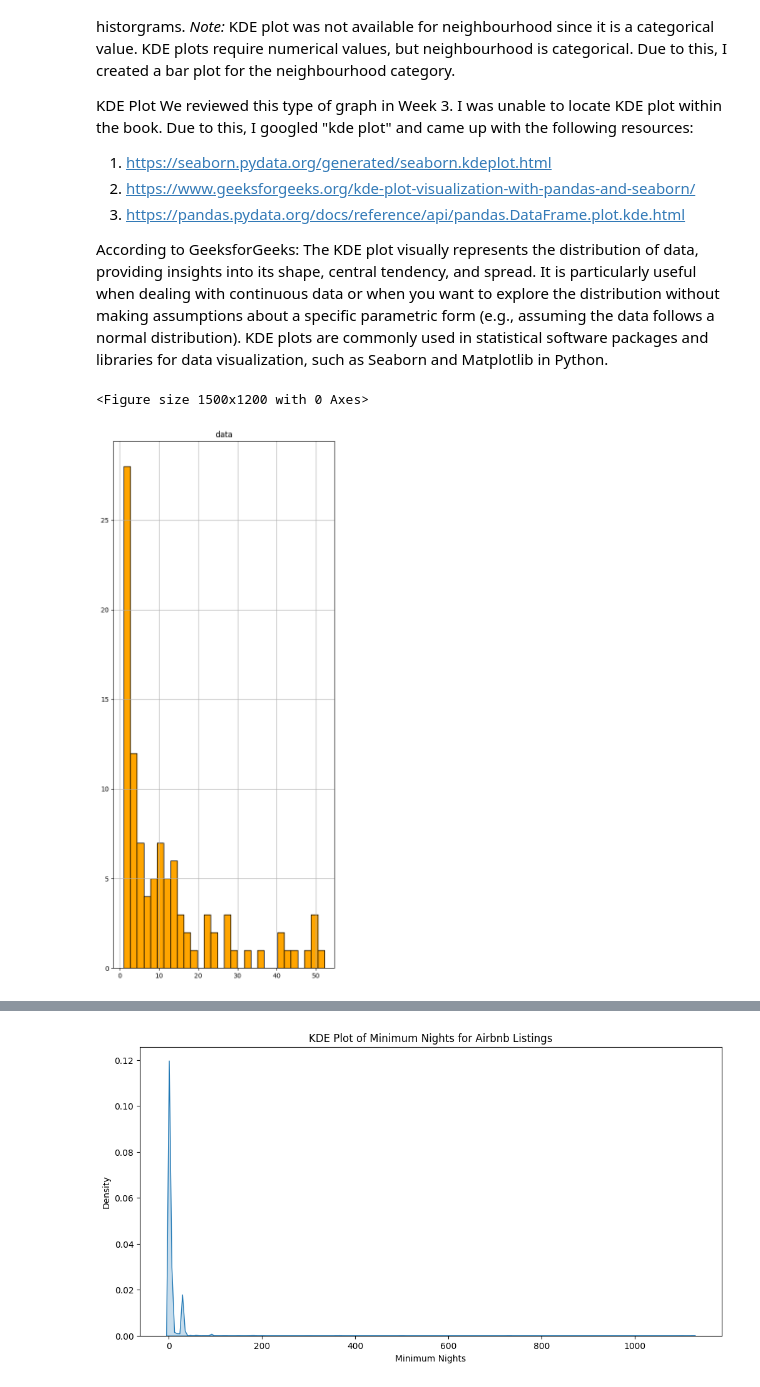
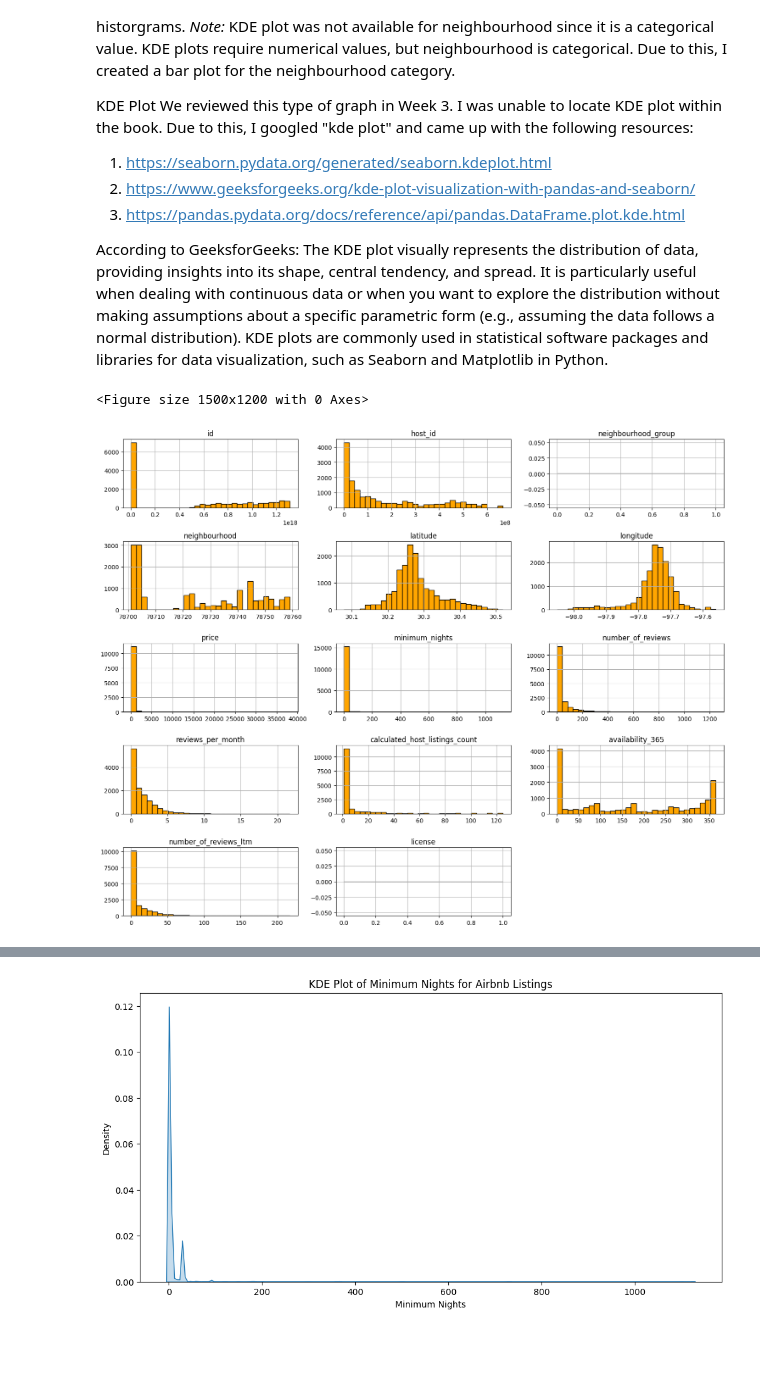
Before and after one commit to Siobhan-C/OMDS-ModB2-Curran-Peer-Review, a Jupyter notebook: OMDS-ModB2-Week4-Curran-Siobhan.ipynb, the cells around one changed output, grey strips where cells are left out. Cells and saved outputs as stored; diff of their text form; code cells hidden in the pictures; blank space fills up the shorter version.

```diff
--- a/OMDS-ModB2-Week4-Curran-Siobhan.ipynb
+++ b/OMDS-ModB2-Week4-Curran-Siobhan.ipynb
@@ -140,20 +140,24 @@ We reviewed this type of graph in Week 3. I was unable to locate KDE plot within
 
 According to GeeksforGeeks:
 The KDE plot visually represents the distribution of data, providing insights into its shape, central tendency, and spread. It is particularly useful when dealing with continuous data or when you want to explore the distribution without making assumptions about a specific parametric form (e.g., assuming the data follows a normal distribution). KDE plots are commonly used in statistical software packages and libraries for data visualization, such as Seaborn and Matplotlib in Python.
-# %%
-#created histograms for numeric columns
-
-#only numeric columns
-numeric_columns = df.select_dtypes(include=['number']).columns
-
-#set figure size, create histograms for each numeric column. modify layout.
-plt.figure(figsize=(15, 12))
-df[numeric_columns].hist(bins=30, figsize=(15, 12), layout=(len(numeric_columns) // 3 + 1, 3), color="orange", edgecolor="black")
-plt.tight_layout()
-plt.show()
-# %% [output]
-<Figure size 1500x1200 with 0 Axes>
-[figure, removed]
+# %%
+#created histograms for numeric columns
+
+#load the dataset (I had to reload this because it was generating one large graph instead of multiples small graphs... reloading the file path seemed to fix it)
+file_path = "Inside Airbnb - listings.csv"  # Update this path if necessary
+df = pd.read_csv(file_path)
+
+#select only numeric columns
+numeric_columns = df.select_dtypes(include=['number']).columns
+
+#create histogram, udpate size, colors, layout, etc.
+plt.figure(figsize=(15, 12))
+df[numeric_columns].hist(bins=30, figsize=(15, 12), layout=(len(numeric_columns) // 3 + 1, 3), color="orange", edgecolor="black")
+plt.tight_layout()
+plt.show()
+# %% [output]
+<Figure size 1500x1200 with 0 Axes>
+[figure, added]
 # %%
 #create KDE plot for listing prices
 
```
Also changed, not shown: parts of 10 cells of this notebook.
